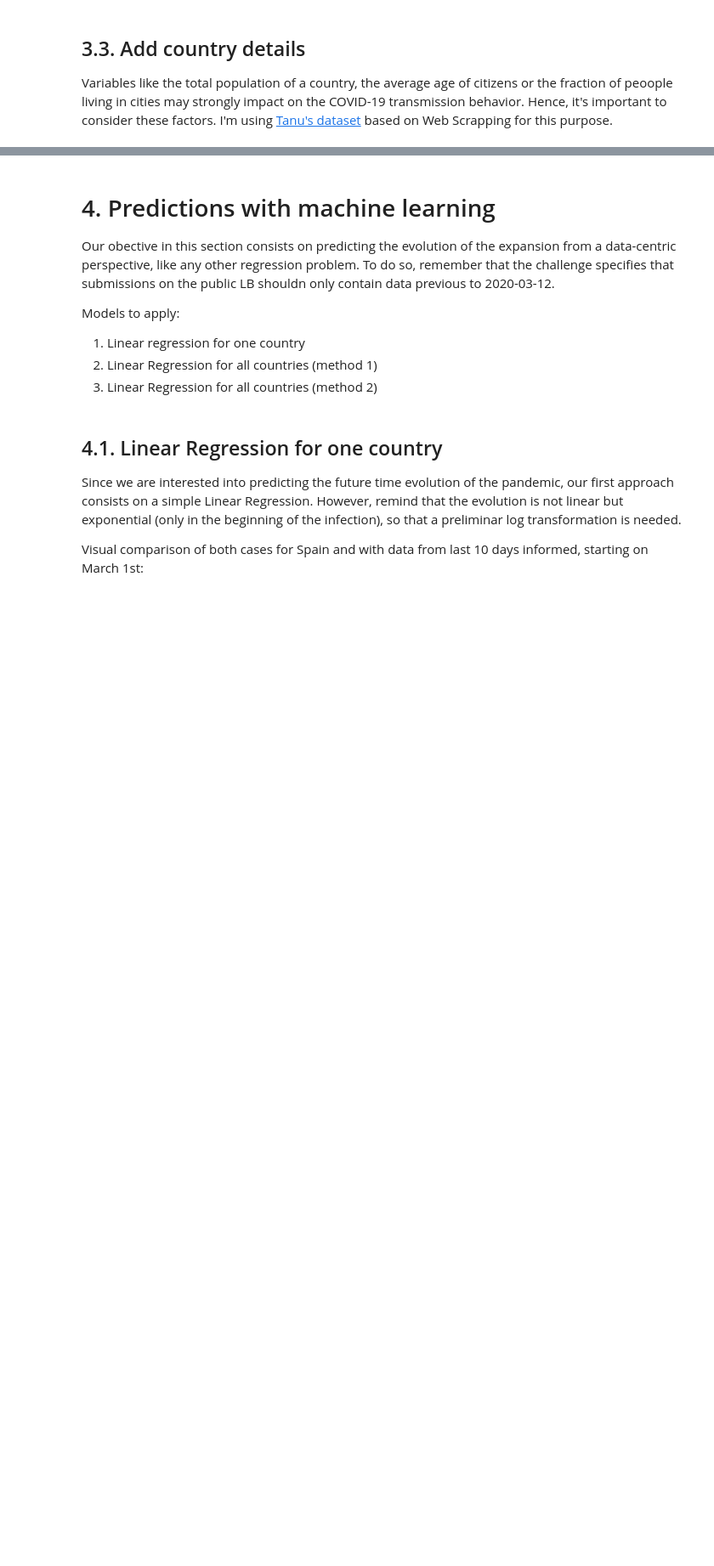
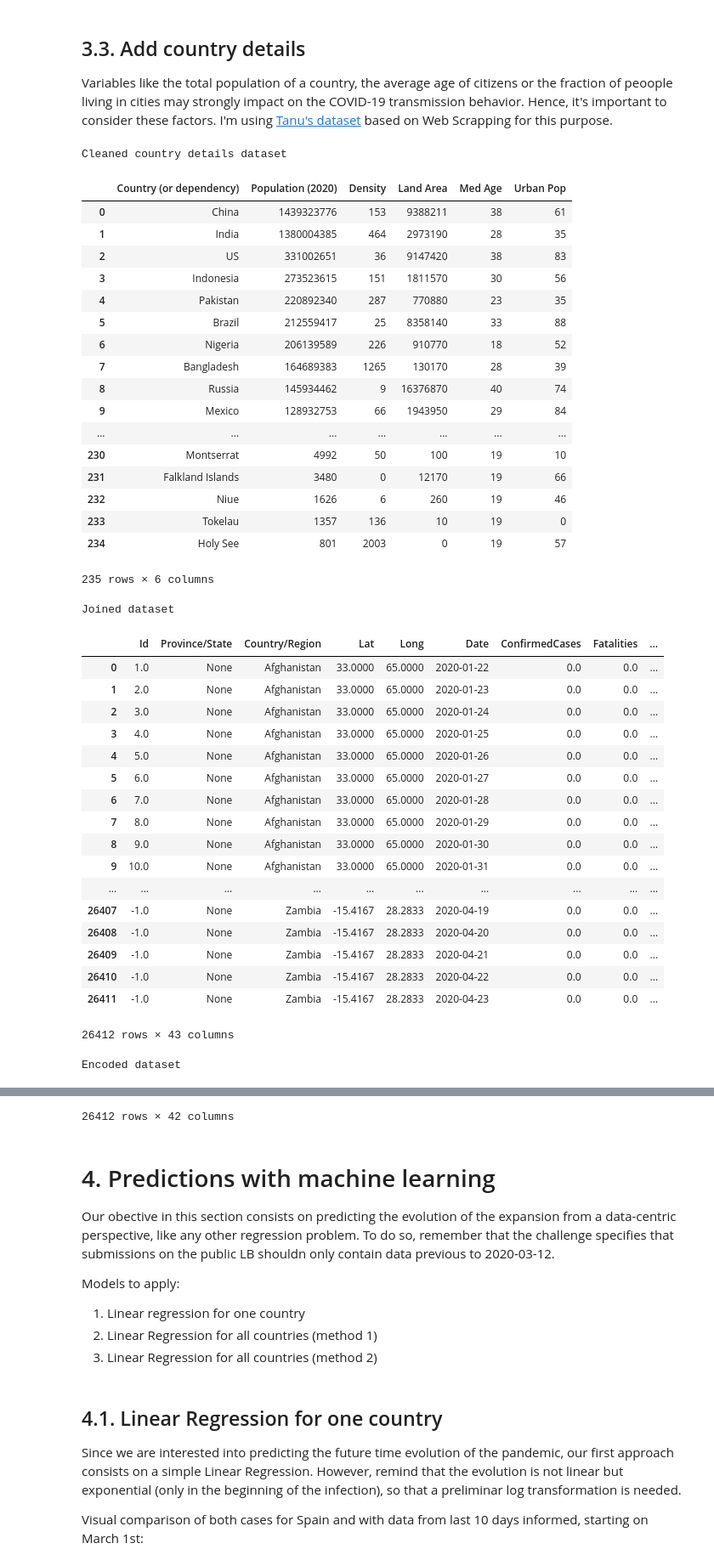
Before and after one commit to Watson-pub/covid-epidemology-prediction, a Jupyter notebook: COVID Global Forecast_ SIR model + ML regressions.ipynb, the cells around one changed output, grey strips where cells are left out. Shown at 85% size. Drawn from its saved outputs; the diff is of its cells as text; code cells hidden in the pictures; blank space fills up the shorter version.

Commit message:
paths fixes, added population csv

```diff
--- a/COVID Global Forecast_ SIR model + ML regressions.ipynb
+++ b/COVID Global Forecast_ SIR model + ML regressions.ipynb
@@ -64,8 +64,8 @@ from sklearn.metrics import mean_squared_error
 First of all, let's take a look on the data structure:
 # %%
 #submission = pd.read_csv("../input/covid19-global-forecasting-week-1/submission.csv")
-test = pd.read_csv("../input/covid19-global-forecasting-week-1/test.csv")
-train = pd.read_csv("../input/covid19-global-forecasting-week-1/train.csv")
+test = pd.read_csv("data/test.csv")
+train = pd.read_csv("data/train.csv")
 display(train.head(5))
 display(train.describe())
 print("Number of Country/Region: ", train['Country/Region'].nunique())
@@ -573,7 +681,7 @@ all_data[all_data['Country/Region']=='Spain'].iloc[40:50][['Id', 'Province/State
 Variables like the total population of a country, the average age of citizens or the fraction of peoople living in cities may strongly impact on the COVID-19 transmission behavior. Hence, it's important to consider these factors. I'm using [Tanu's dataset](https://www.kaggle.com/tanuprabhu/population-by-country-2020) based on Web Scrapping for this purpose.
 # %%
 # Load countries data file
-world_population = pd.read_csv("/kaggle/input/population-by-country-2020/population_by_country_2020.csv")
+world_population = pd.read_csv("data/population_by_country_2020.csv")
 
 # Select desired columns and rename some of them
 world_population = world_population[['Country (or dependency)', 'Population (2020)', 'Density (P/Km²)', 'Land Area (Km²)', 'Med. Age', 'Urban Pop %']]
@@ -585,30 +693,70 @@ world_population.loc[world_population['Country (or dependency)']=='United States
 # Remove the % character from Urban Pop values
 world_population['Urban Pop'] = world_population['Urban Pop'].str.rstrip('%')
 
 # Replace Urban Pop and Med Age "N.A" by their respective modes, then transform to int
 world_population.loc[world_population['Urban Pop']=='N.A.', 'Urban Pop'] = int(world_population.loc[world_population['Urban Pop']!='N.A.', 'Urban Pop'].mode()[0])
 world_population['Urban Pop'] = world_population['Urban Pop'].astype('int16')
 world_population.loc[world_population['Med Age']=='N.A.', 'Med Age'] = int(world_population.loc[world_population['Med Age']!='N.A.', 'Med Age'].mode()[0])
 world_population['Med Age'] = world_population['Med Age'].astype('int16')
 
 print("Cleaned country details dataset")
 display(world_population)
 
 # Now join the dataset to our previous DataFrame and clean missings (not match in left join)- label encode cities
 print("Joined dataset")
 all_data = all_data.merge(world_population, left_on='Country/Region', right_on='Country (or dependency)', how='left')
 all_data[['Population (2020)', 'Density', 'Land Area', 'Med Age', 'Urban Pop']] = all_data[['Population (2020)', 'Density', 'Land Area', 'Med Age', 'Urban Pop']].fillna(0)
 display(all_data)
 
 print("Encoded dataset")
 # Label encode countries and provinces. Save dictionary for exploration purposes
 all_data.drop('Country (or dependency)', inplace=True, axis=1)
 all_data['Country/Region'] = le.fit_transform(all_data['Country/Region'])
 number_c = all_data['Country/Region']
 countries = le.inverse_transform(all_data['Country/Region'])
 country_dict = dict(zip(countries, number_c))
 all_data['Province/State'] = le.fit_transform(all_data['Province/State'])
 number_p = all_data['Province/State']
 province = le.inverse_transform(all_data['Province/State'])
 province_dict = dict(zip(province, number_p))
 display(all_data)
+# %% [output]
+Cleaned country details dataset
+|  | Country (or dependency) | Population (2020) | Density | Land Area | Med Age | Urban Pop |
+| 0 | China | 1439323776 | 153 | 9388211 | 38 | 61 |
+| 1 | India | 1380004385 | 464 | 2973190 | 28 | 35 |
+| 2 | US | 331002651 | 36 | 9147420 | 38 | 83 |
+| 3 | Indonesia | 273523615 | 151 | 1811570 | 30 | 56 |
+| 4 | Pakistan | 220892340 | 287 | 770880 | 23 | 35 |
+| 5 | Brazil | 212559417 | 25 | 8358140 | 33 | 88 |
+| 6 | Nigeria | 206139589 | 226 | 910770 | 18 | 52 |
+| 7 | Bangladesh | 164689383 | 1265 | 130170 | 28 | 39 |
+| 8 | Russia | 145934462 | 9 | 16376870 | 40 | 74 |
+| 9 | Mexico | 128932753 | 66 | 1943950 | 29 | 84 |
+| ... | ... | ... | ... | ... | ... | ... |
+| 230 | Montserrat | 4992 | 50 | 100 | 19 | 10 |
+| 231 | Falkland Islands | 3480 | 0 | 12170 | 19 | 66 |
+| 232 | Niue | 1626 | 6 | 260 | 19 | 46 |
+| 233 | Tokelau | 1357 | 136 | 10 | 19 | 0 |
+| 234 | Holy See | 801 | 2003 | 0 | 19 | 57 |
+235 rows × 6 columns
+Joined dataset
+|  | Id | Province/State | Country/Region | Lat | Long | Date | ConfirmedCases | Fatalities | ... |
+| 0 | 1.0 | None | Afghanistan | 33.0000 | 65.0000 | 2020-01-22 | 0.0 | 0.0 | ... |
+| 1 | 2.0 | None | Afghanistan | 33.0000 | 65.0000 | 2020-01-23 | 0.0 | 0.0 | ... |
+| 2 | 3.0 | None | Afghanistan | 33.0000 | 65.0000 | 2020-01-24 | 0.0 | 0.0 | ... |
+| 3 | 4.0 | None | Afghanistan | 33.0000 | 65.0000 | 2020-01-25 | 0.0 | 0.0 | ... |
+| 4 | 5.0 | None | Afghanistan | 33.0000 | 65.0000 | 2020-01-26 | 0.0 | 0.0 | ... |
+| 5 | 6.0 | None | Afghanistan | 33.0000 | 65.0000 | 2020-01-27 | 0.0 | 0.0 | ... |
+| 6 | 7.0 | None | Afghanistan | 33.0000 | 65.0000 | 2020-01-28 | 0.0 | 0.0 | ... |
+| 7 | 8.0 | None | Afghanistan | 33.0000 | 65.0000 | 2020-01-29 | 0.0 | 0.0 | ... |
+| 8 | 9.0 | None | Afghanistan | 33.0000 | 65.0000 | 2020-01-30 | 0.0 | 0.0 | ... |
+| 9 | 10.0 | None | Afghanistan | 33.0000 | 65.0000 | 2020-01-31 | 0.0 | 0.0 | ... |
+| ... | ... | ... | ... | ... | ... | ... | ... | ... | ... |
+| 26407 | -1.0 | None | Zambia | -15.4167 | 28.2833 | 2020-04-19 | 0.0 | 0.0 | ... |
+| 26408 | -1.0 | None | Zambia | -15.4167 | 28.2833 | 2020-04-20 | 0.0 | 0.0 | ... |
+| 26409 | -1.0 | None | Zambia | -15.4167 | 28.2833 | 2020-04-21 | 0.0 | 0.0 | ... |
+| 26410 | -1.0 | None | Zambia | -15.4167 | 28.2833 | 2020-04-22 | 0.0 | 0.0 | ... |
+| 26411 | -1.0 | None | Zambia | -15.4167 | 28.2833 | 2020-04-23 | 0.0 | 0.0 | ... |
+26412 rows × 43 columns
+Encoded dataset
@@ -615,3 +780,4 @@ display(all_data)
+26412 rows × 42 columns
 # %% [markdown]
 # 4. Predictions with machine learning <a id="section4"></a>
 
```
Also changed, not shown: parts of 19 cells of this notebook, 1 other file.
